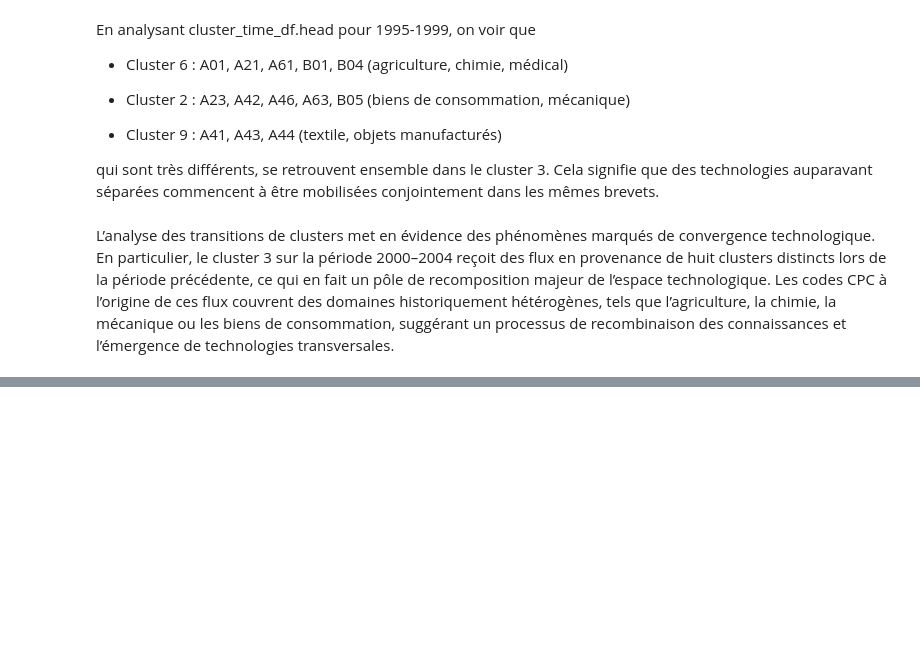
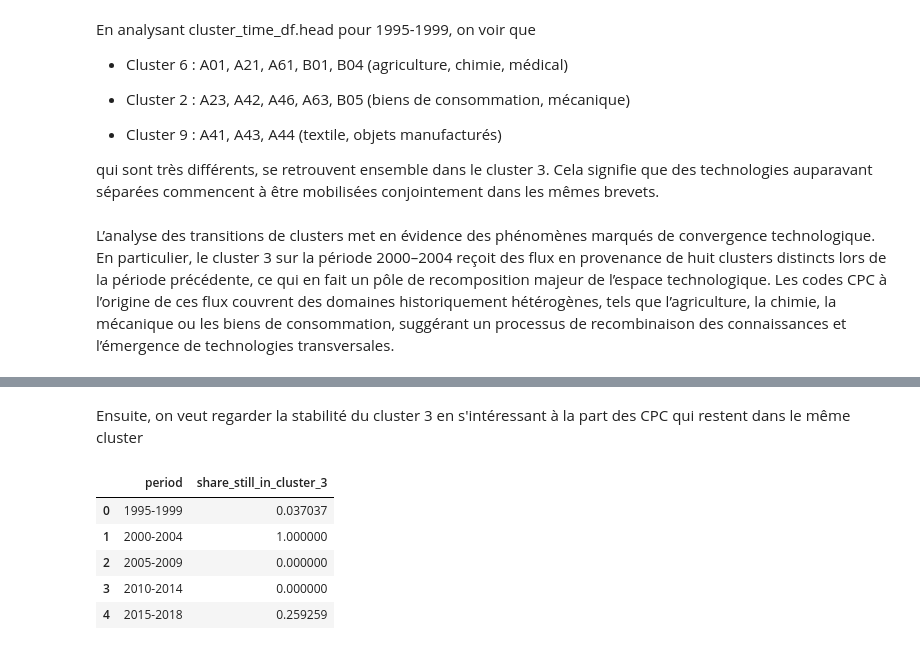
Before and after one commit to quentinbenchetrit/Stat-App, a Jupyter notebook: adaptation_article_acemoglu.ipynb, the cells around one changed output, grey strips where cells are left out. Drawn from its saved outputs; the diff is of its cells as text; code cells hidden in the pictures; blank space fills up the shorter version.

```diff
--- a/adaptation_article_acemoglu.ipynb
+++ b/adaptation_article_acemoglu.ipynb
@@ -838,0 +887,18 @@ L’analyse des transitions de clusters met en évidence des phénomènes marqu
+# %% [markdown]
+Ensuite, on veut regarder la stabilité du cluster 3 en s'intéressant à la part des CPC qui restent dans le même cluster
+# %%
+stability = (
+    traj_cluster_3
+    .groupby("period")["cluster"]
+    .apply(lambda x: (x == 3).mean())
+    .reset_index(name="share_still_in_cluster_3")
+)
+
+stability
+# %% [output]
+|  | period | share_still_in_cluster_3 |
+| 0 | 1995-1999 | 0.037037 |
+| 1 | 2000-2004 | 1.000000 |
+| 2 | 2005-2009 | 0.000000 |
+| 3 | 2010-2014 | 0.000000 |
+| 4 | 2015-2018 | 0.259259 |
```
Also changed, not shown: parts of 11 cells of this notebook.
